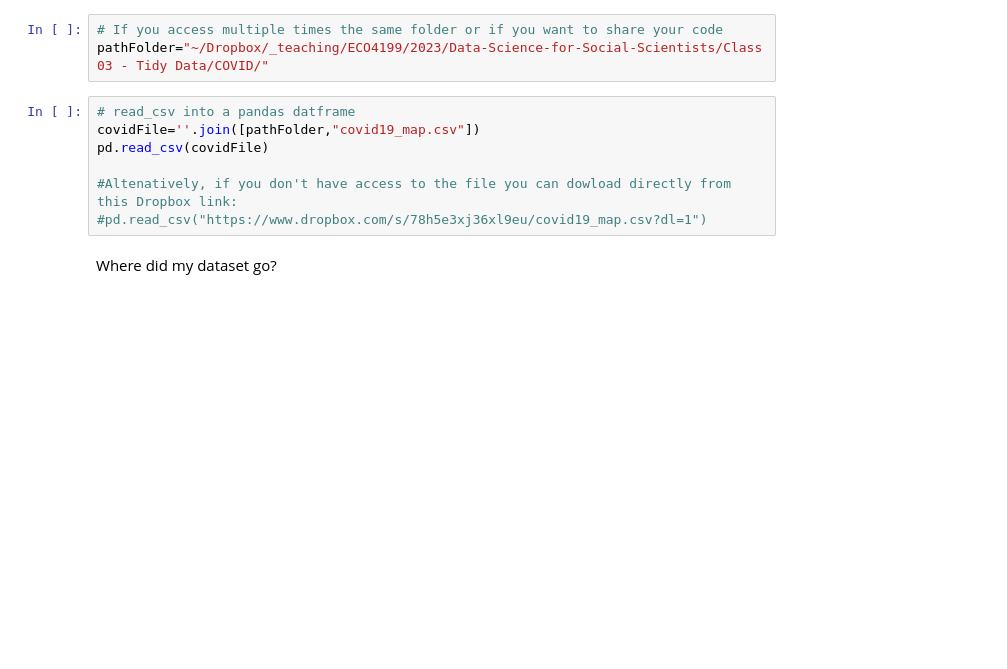
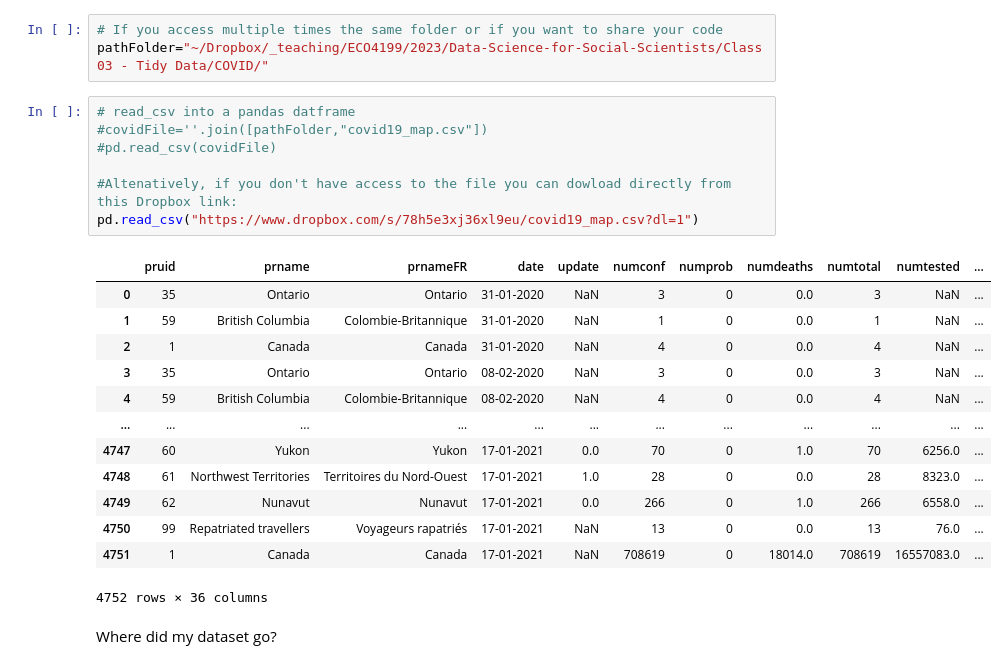
Before and after one commit to JonathanAHolmes/Data-Science-for-Social-Scientists, a Jupyter notebook: Class 03 - Tidy Data/Class 3 - Numpy and Pandas - Follow Along.ipynb, the cells around one changed output. Cells and saved outputs as stored; diff of their text form; blank space fills up the shorter version.

```diff
--- a/Class 03 - Tidy Data/Class 3 - Numpy and Pandas - Follow Along.ipynb
+++ b/Class 03 - Tidy Data/Class 3 - Numpy and Pandas - Follow Along.ipynb
@@ -83,11 +107,25 @@ Best practice
 pathFolder="~/Dropbox/_teaching/ECO4199/2023/Data-Science-for-Social-Scientists/Class 03 - Tidy Data/COVID/"
 # %%
 # read_csv into a pandas datframe
-covidFile=''.join([pathFolder,"covid19_map.csv"])
-pd.read_csv(covidFile)
+#covidFile=''.join([pathFolder,"covid19_map.csv"])
+#pd.read_csv(covidFile)
 
 #Altenatively, if you don't have access to the file you can dowload directly from this Dropbox link:
-#pd.read_csv("https://www.dropbox.com/s/78h5e3xj36xl9eu/covid19_map.csv?dl=1")
+pd.read_csv("https://www.dropbox.com/s/78h5e3xj36xl9eu/covid19_map.csv?dl=1")
+# %% [output]
+|  | pruid | prname | prnameFR | date | update | numconf | numprob | numdeaths | numtotal | numtested | ... |
+| 0 | 35 | Ontario | Ontario | 31-01-2020 | NaN | 3 | 0 | 0.0 | 3 | NaN | ... |
+| 1 | 59 | British Columbia | Colombie-Britannique | 31-01-2020 | NaN | 1 | 0 | 0.0 | 1 | NaN | ... |
+| 2 | 1 | Canada | Canada | 31-01-2020 | NaN | 4 | 0 | 0.0 | 4 | NaN | ... |
+| 3 | 35 | Ontario | Ontario | 08-02-2020 | NaN | 3 | 0 | 0.0 | 3 | NaN | ... |
+| 4 | 59 | British Columbia | Colombie-Britannique | 08-02-2020 | NaN | 4 | 0 | 0.0 | 4 | NaN | ... |
+| ... | ... | ... | ... | ... | ... | ... | ... | ... | ... | ... | ... |
+| 4747 | 60 | Yukon | Yukon | 17-01-2021 | 0.0 | 70 | 0 | 1.0 | 70 | 6256.0 | ... |
+| 4748 | 61 | Northwest Territories | Territoires du Nord-Ouest | 17-01-2021 | 1.0 | 28 | 0 | 0.0 | 28 | 8323.0 | ... |
+| 4749 | 62 | Nunavut | Nunavut | 17-01-2021 | 0.0 | 266 | 0 | 1.0 | 266 | 6558.0 | ... |
+| 4750 | 99 | Repatriated travellers | Voyageurs rapatriés | 17-01-2021 | NaN | 13 | 0 | 0.0 | 13 | 76.0 | ... |
+| 4751 | 1 | Canada | Canada | 17-01-2021 | NaN | 708619 | 0 | 18014.0 | 708619 | 16557083.0 | ... |
+4752 rows × 36 columns
 # %% [markdown]
 Where did my dataset go?
 # %% [markdown]
```
Also changed, not shown: parts of 32 cells of this notebook, 5 other files.
